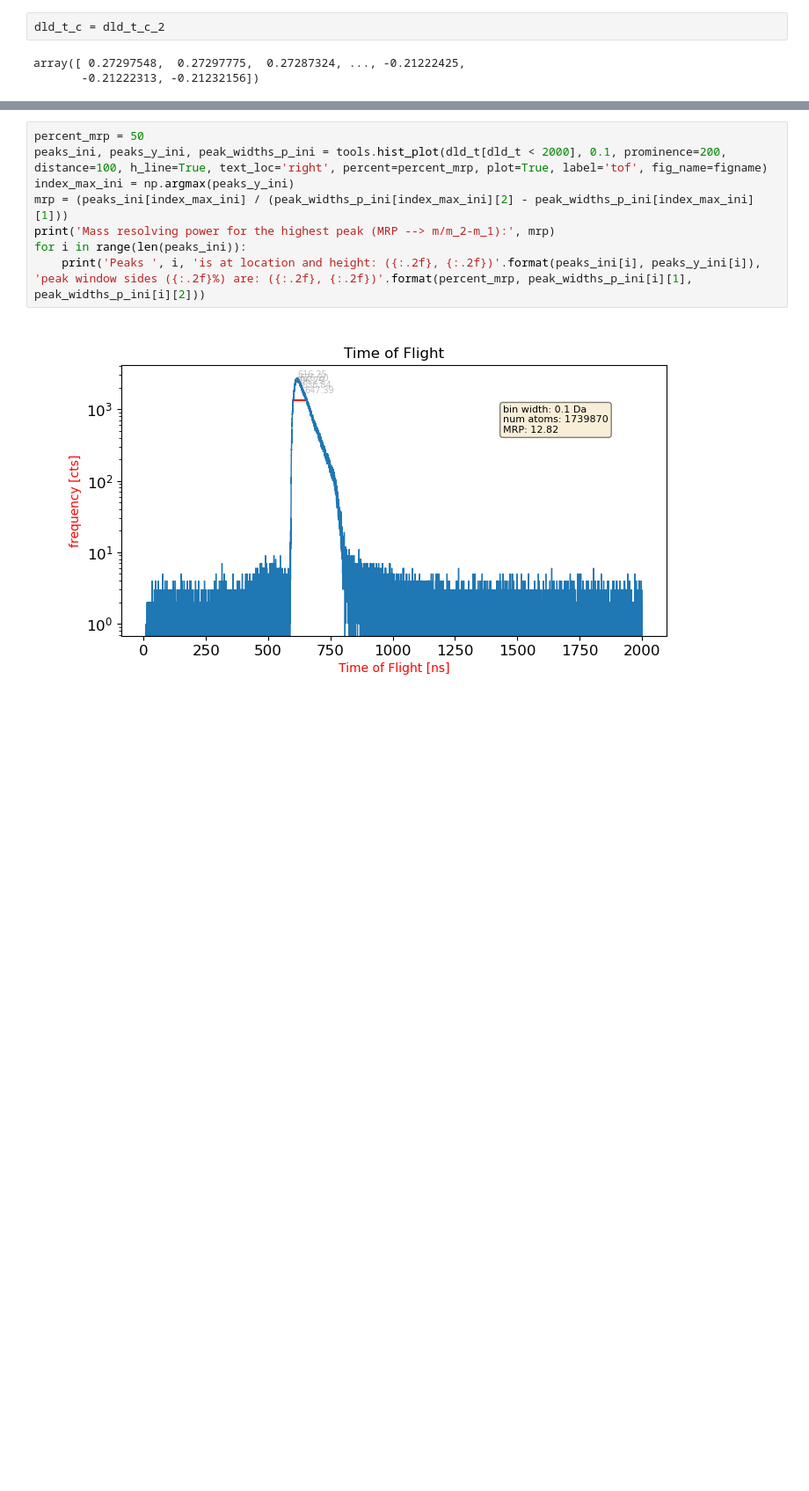
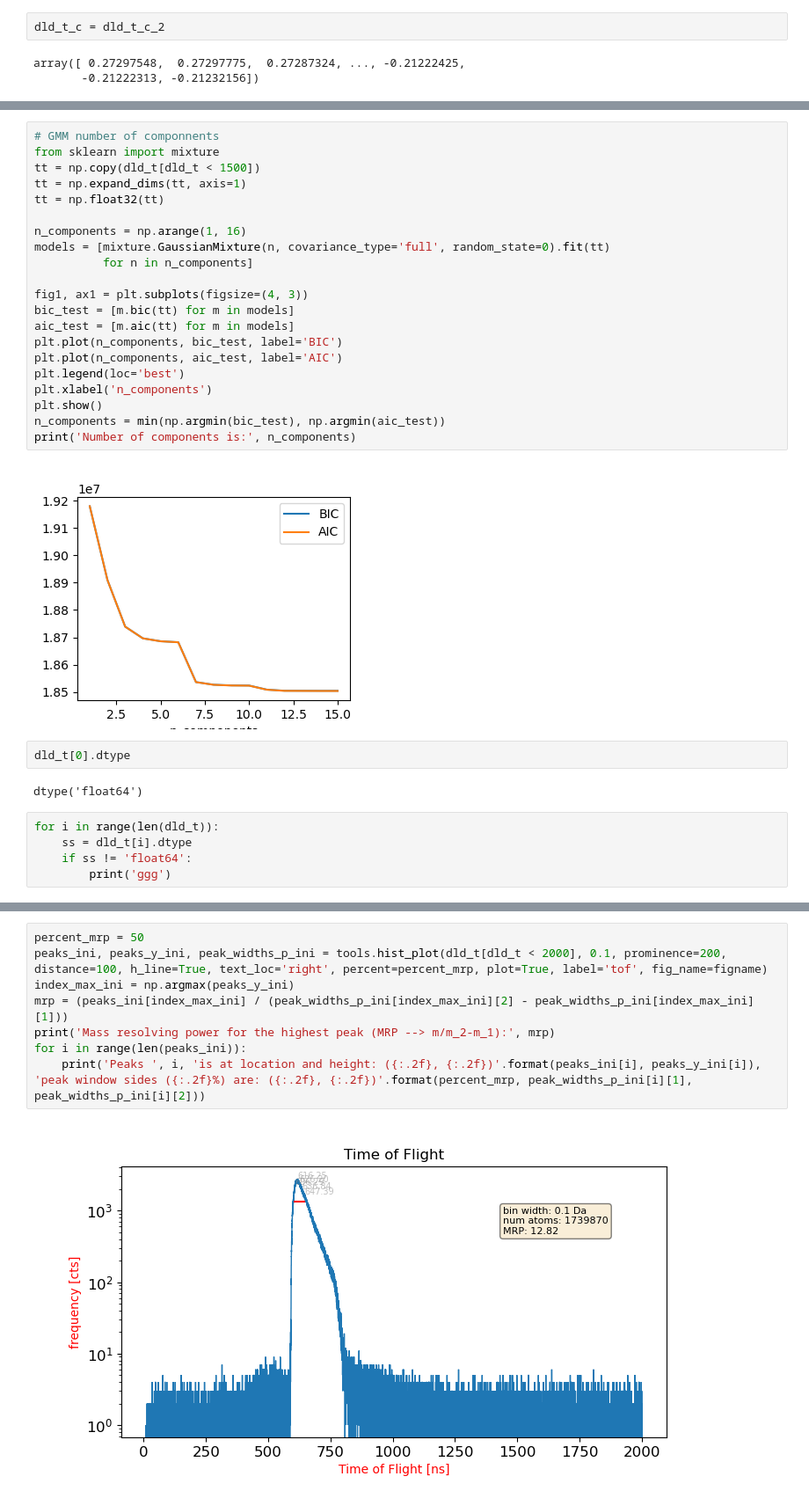
Before and after one commit to mmonajem/pyoxcart, a Jupyter notebook: pyccapt/calibration/tutorials/jupyter_files/develop.ipynb, the cells around one changed output, grey strips where cells are left out. Shown at 88% size. Saved outputs shown, nothing was run; the diff lists cells and outputs as text; blank space fills up the shorter version.

```diff
--- a/pyccapt/calibration/tutorials/jupyter_files/develop.ipynb
+++ b/pyccapt/calibration/tutorials/jupyter_files/develop.ipynb
@@ -257,0 +286,32 @@ plt.scatter(vr[:, 0], vr[:, 1], alpha=0.1), plt.xlim([-6, 6]), plt.ylim([-6, 6])
+# %%
+# GMM number of componnents
+from sklearn import mixture
+tt = np.copy(dld_t[dld_t < 1500])
+tt = np.expand_dims(tt, axis=1)
+tt = np.float32(tt)
+
+n_components = np.arange(1, 16)
+models = [mixture.GaussianMixture(n, covariance_type='full', random_state=0).fit(tt)
+          for n in n_components]
+
+fig1, ax1 = plt.subplots(figsize=(4, 3))
+bic_test = [m.bic(tt) for m in models]
+aic_test = [m.aic(tt) for m in models]
+plt.plot(n_components, bic_test, label='BIC')
+plt.plot(n_components, aic_test, label='AIC')
+plt.legend(loc='best')
+plt.xlabel('n_components')
+plt.show()
+n_components = min(np.argmin(bic_test), np.argmin(aic_test))
+print('Number of components is:', n_components)
+# %% [output]
+[figure, added]
+# %%
+dld_t[0].dtype
+# %% [output]
+dtype('float64')
+# %%
+for i in range(len(dld_t)):
+    ss = dld_t[i].dtype
+    if ss != 'float64':
+        print('ggg')
```
Also changed, not shown: parts of 11 cells of this notebook, 6 other files.
